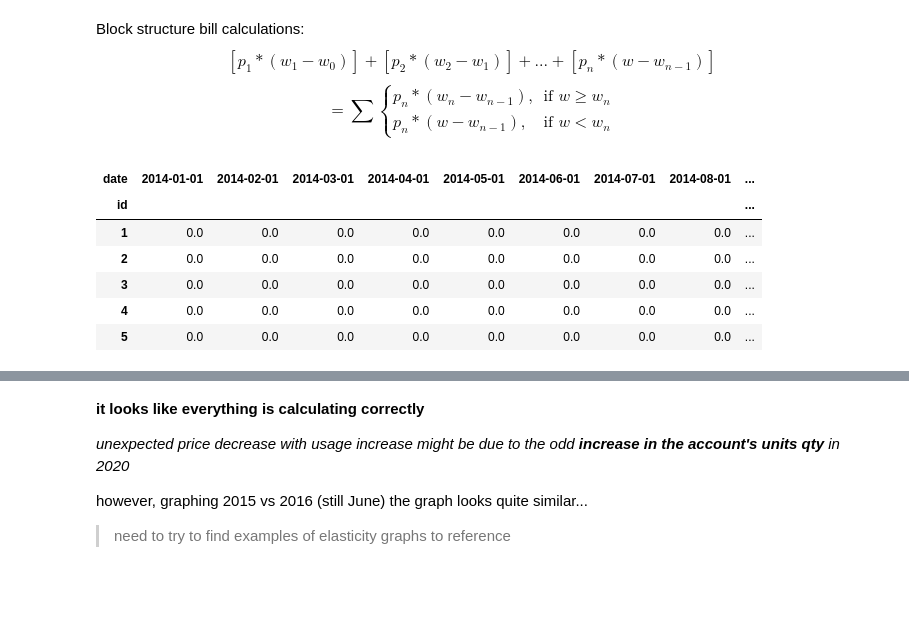
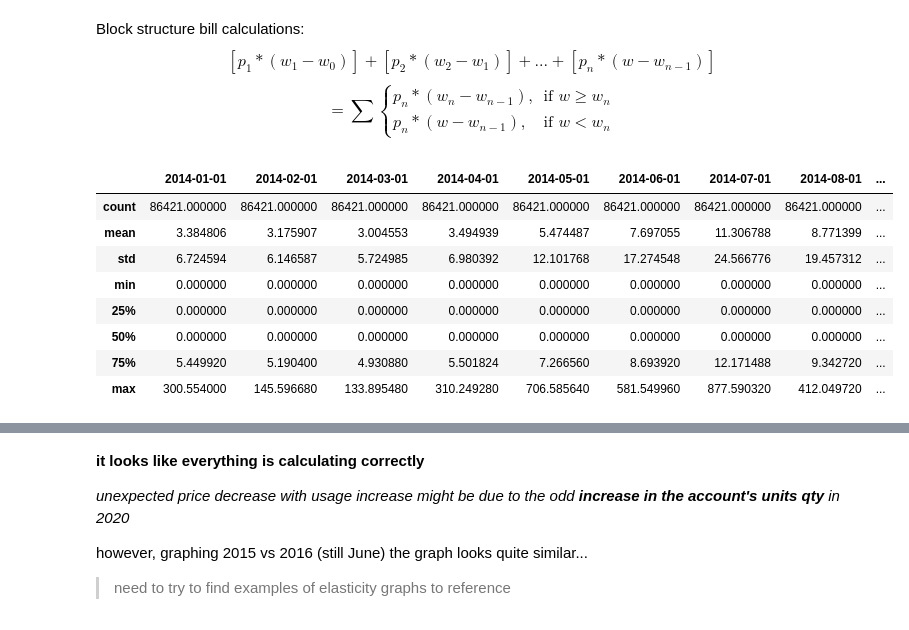
Before and after one commit to jade-fp/hub-gra-cwcb-rates, a Jupyter notebook: analysis_new.ipynb, the cells around one changed output, grey strips where cells are left out. Saved outputs shown, nothing was run; the diff lists cells and outputs as text; code cells hidden in the pictures; blank space fills up the shorter version.

```diff
--- a/analysis_new.ipynb
+++ b/analysis_new.ipynb
@@ -1507,40 +1526,3 @@ def fxn_calc_bill(provider,category,head=False,**kwargs):
     #             }
 
     # return df_bills, df_ref, df_check
-# %%
-cat = 'res-SF'
-prov = 'foco_city'
-
-# fxn_usage_filter(prov,category=[cat]).head().pipe(fxn_convert_to_gallons,units=account_units.loc['foco_city'].to_list()[1],target_unit=account_units.loc['foco_city'].to_list()[0])
-fxn_calc_bill(prov,category=cat,head=5)[0]
-
-# filter_kwargs = {'time_endcaps_only':False,'year_start':2017,'year_end':2020,'month':6}
-# filter_kwargs = {'time_endcaps_only':False,'year_start':2017,'year_end':2018, 'month':6}          # fxn...(..., **filter_kwargs)
-
-#_ LONG-RUNNING CODE, RUN ONLY ONCE FOR A GIVEN SUBSET, SAVES TO CSV TO LOAD IN _#
-# df_bills, df_ref = fxn_calc_bill(provider=prov,category=cat)
-# df_bills.to_csv(f'utility-data/{prov}_{cat}_v1.csv',chunksize=1000)
-
-# df_bills, df_ref, df_check = fxn_calc_bill(provider=prov,category=cat,**filter_kwargs)
-
-# df_bills.head()
-
-# NOTE --> separate function to define df_ref things outside of the df_bill? or overkill?
-
-###   T I M I N G   N O T E S   ###
-
-# "at" replaced `loc` with `at` within the inner loop
-
-# westminster, res-SF
-    # loc, full timespan, to_csv() == 148 minutes to calculate bills
-    # loc, 2018, June, head() == 1m 11.4s ... 13.9s
-    #  at, 2018, June, head() == 1m 10.8s ... 13.4s
-    #  ^^^^, removed astype() == 1m  5.9s --> except that "at" still results in dtype object, so still need to set the type...
-# %% [output]
-| date | 2014-01-01 | 2014-02-01 | 2014-03-01 | 2014-04-01 | 2014-05-01 | 2014-06-01 | 2014-07-01 | 2014-08-01 | ... |
-| id |  |  |  |  |  |  |  |  | ... |
-| 1 | 0.0 | 0.0 | 0.0 | 0.0 | 0.0 | 0.0 | 0.0 | 0.0 | ... |
-| 2 | 0.0 | 0.0 | 0.0 | 0.0 | 0.0 | 0.0 | 0.0 | 0.0 | ... |
-| 3 | 0.0 | 0.0 | 0.0 | 0.0 | 0.0 | 0.0 | 0.0 | 0.0 | ... |
-| 4 | 0.0 | 0.0 | 0.0 | 0.0 | 0.0 | 0.0 | 0.0 | 0.0 | ... |
-| 5 | 0.0 | 0.0 | 0.0 | 0.0 | 0.0 | 0.0 | 0.0 | 0.0 | ... |
@@ -1551,3 +1563,15 @@ df_bills.columns = pd.to_datetime(df_bills.columns)
+# %%
+df_bills.describe()
+# %% [output]
+|  | 2014-01-01 | 2014-02-01 | 2014-03-01 | 2014-04-01 | 2014-05-01 | 2014-06-01 | 2014-07-01 | 2014-08-01 | ... |
+| count | 86421.000000 | 86421.000000 | 86421.000000 | 86421.000000 | 86421.000000 | 86421.000000 | 86421.000000 | 86421.000000 | ... |
+| mean | 3.384806 | 3.175907 | 3.004553 | 3.494939 | 5.474487 | 7.697055 | 11.306788 | 8.771399 | ... |
+| std | 6.724594 | 6.146587 | 5.724985 | 6.980392 | 12.101768 | 17.274548 | 24.566776 | 19.457312 | ... |
+| min | 0.000000 | 0.000000 | 0.000000 | 0.000000 | 0.000000 | 0.000000 | 0.000000 | 0.000000 | ... |
+| 25% | 0.000000 | 0.000000 | 0.000000 | 0.000000 | 0.000000 | 0.000000 | 0.000000 | 0.000000 | ... |
+| 50% | 0.000000 | 0.000000 | 0.000000 | 0.000000 | 0.000000 | 0.000000 | 0.000000 | 0.000000 | ... |
+| 75% | 5.449920 | 5.190400 | 4.930880 | 5.501824 | 7.266560 | 8.693920 | 12.171488 | 9.342720 | ... |
+| max | 300.554000 | 145.596680 | 133.895480 | 310.249280 | 706.585640 | 581.549960 | 877.590320 | 412.049720 | ... |
 # %%
 #_ BILL   FUNCTION   CHECKER _#
 
```
Also changed, not shown: parts of 39 cells of this notebook.
